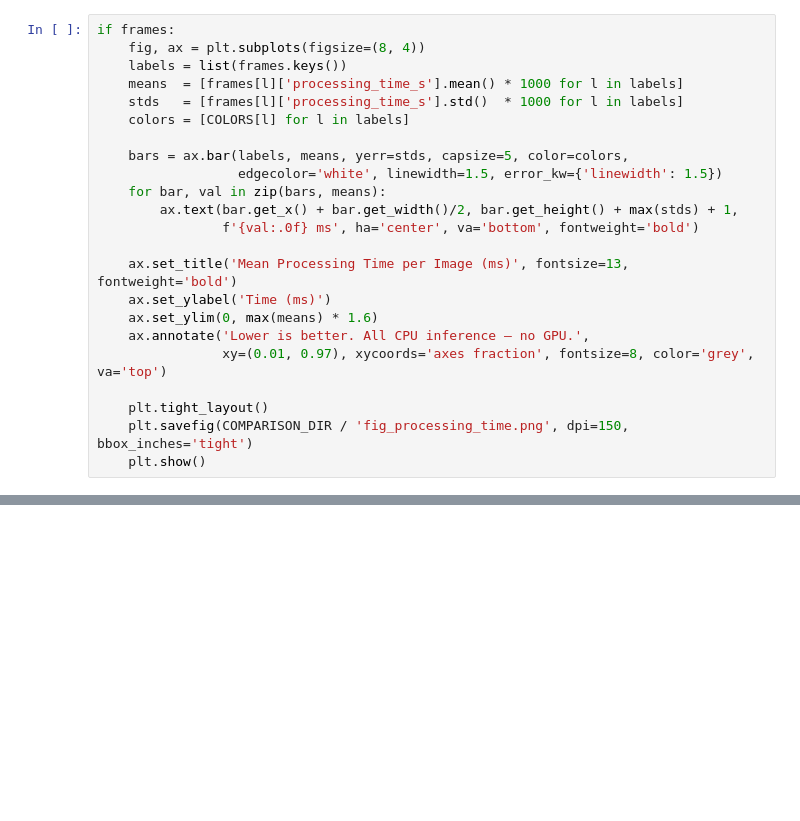
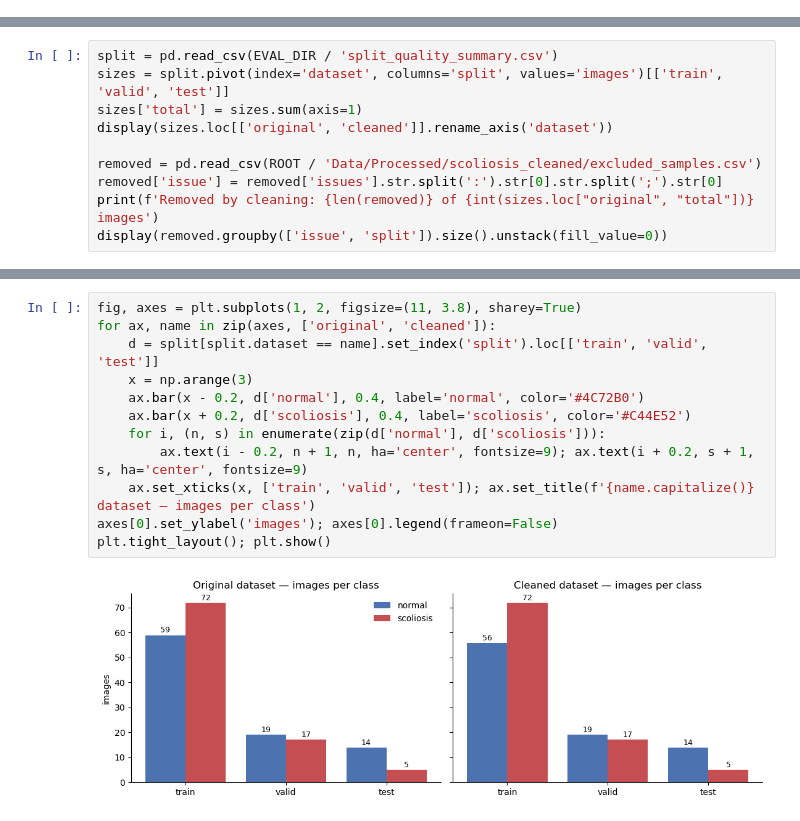
Before and after one commit to thelastlaughstandstrong/Scoliosis-Screening-Project, a Jupyter notebook: workflow_comparison.ipynb, the cells around one changed output, grey strips where cells are left out. Drawn from its saved outputs; the diff is of its cells as text; blank space fills up the shorter version.

```diff
--- a/workflow_comparison.ipynb
+++ b/workflow_comparison.ipynb
@@ -248,23 +0,0 @@ Note: test set has only 5 scoliosis cases — results are indicative only.
-# %%
-if frames:
-    fig, ax = plt.subplots(figsize=(8, 4))
-    labels = list(frames.keys())
-    means  = [frames[l]['processing_time_s'].mean() * 1000 for l in labels]
-    stds   = [frames[l]['processing_time_s'].std()  * 1000 for l in labels]
-    colors = [COLORS[l] for l in labels]
-
-    bars = ax.bar(labels, means, yerr=stds, capsize=5, color=colors,
-                  edgecolor='white', linewidth=1.5, error_kw={'linewidth': 1.5})
-    for bar, val in zip(bars, means):
-        ax.text(bar.get_x() + bar.get_width()/2, bar.get_height() + max(stds) + 1,
-                f'{val:.0f} ms', ha='center', va='bottom', fontweight='bold')
-
-    ax.set_title('Mean Processing Time per Image (ms)', fontsize=13, fontweight='bold')
-    ax.set_ylabel('Time (ms)')
-    ax.set_ylim(0, max(means) * 1.6)
-    ax.annotate('Lower is better. All CPU inference — no GPU.',
-                xy=(0.01, 0.97), xycoords='axes fraction', fontsize=8, color='grey', va='top')
-
-    plt.tight_layout()
-    plt.savefig(COMPARISON_DIR / 'fig_processing_time.png', dpi=150, bbox_inches='tight')
-    plt.show()
@@ -377,0 +85,10 @@ From the test image prediction output, all 12 keypoints were detected with high
+# %%
+split = pd.read_csv(EVAL_DIR / 'split_quality_summary.csv')
+sizes = split.pivot(index='dataset', columns='split', values='images')[['train', 'valid', 'test']]
+sizes['total'] = sizes.sum(axis=1)
+display(sizes.loc[['original', 'cleaned']].rename_axis('dataset'))
+
+removed = pd.read_csv(ROOT / 'Data/Processed/scoliosis_cleaned/excluded_samples.csv')
+removed['issue'] = removed['issues'].str.split(':').str[0].str.split(';').str[0]
+print(f'Removed by cleaning: {len(removed)} of {int(sizes.loc["original", "total"])} images')
+display(removed.groupby(['issue', 'split']).size().unstack(fill_value=0))
@@ -377,0 +105,14 @@ From the test image prediction output, all 12 keypoints were detected with high
+# %%
+fig, axes = plt.subplots(1, 2, figsize=(11, 3.8), sharey=True)
+for ax, name in zip(axes, ['original', 'cleaned']):
+    d = split[split.dataset == name].set_index('split').loc[['train', 'valid', 'test']]
+    x = np.arange(3)
+    ax.bar(x - 0.2, d['normal'], 0.4, label='normal', color='#4C72B0')
+    ax.bar(x + 0.2, d['scoliosis'], 0.4, label='scoliosis', color='#C44E52')
+    for i, (n, s) in enumerate(zip(d['normal'], d['scoliosis'])):
+        ax.text(i - 0.2, n + 1, n, ha='center', fontsize=9); ax.text(i + 0.2, s + 1, s, ha='center', fontsize=9)
+    ax.set_xticks(x, ['train', 'valid', 'test']); ax.set_title(f'{name.capitalize()} dataset — images per class')
+axes[0].set_ylabel('images'); axes[0].legend(frameon=False)
+plt.tight_layout(); plt.show()
+# %% [output]
+[figure, added]
```
Also changed, not shown: parts of 41 cells of this notebook, 27 other files.
